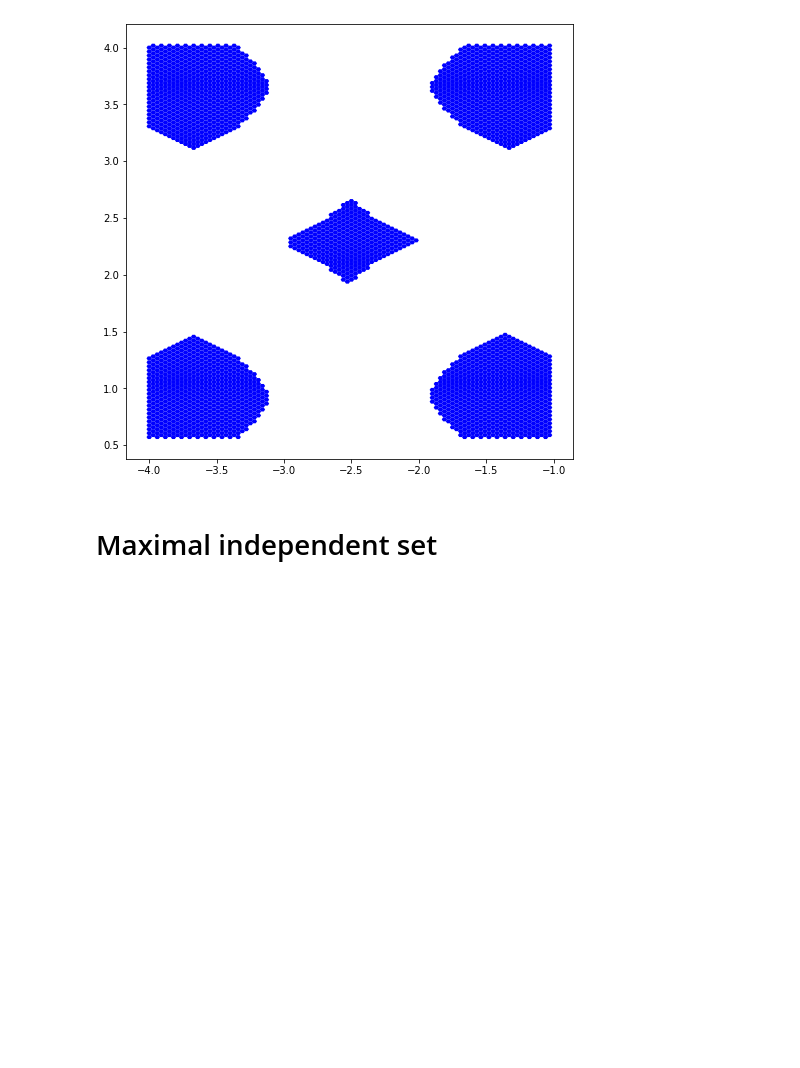
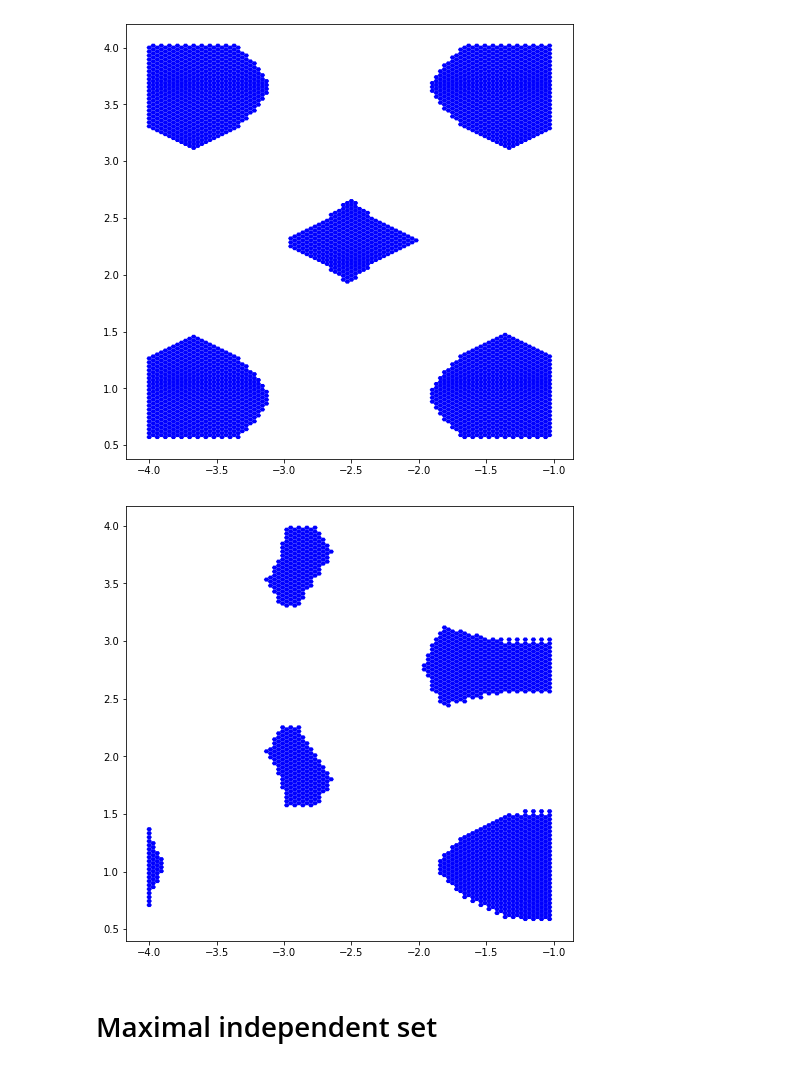
Before and after one commit to dczifra/plane_2coloring, a Jupyter notebook: scripts/plot.ipynb, the cells around one changed output. Cells and saved outputs as stored; diff of their text form; code cells hidden in the pictures; blank space fills up the shorter version.

```diff
--- a/scripts/plot.ipynb
+++ b/scripts/plot.ipynb
@@ -4,6 +4,20 @@ import networkx as nx
 import matplotlib.pyplot as plt
 # %%
 from sparse import Coord, Cell
+# %%
+def plot_cells(grid, node=-1):
+    for ind,c in grid.get_cells():
+        if ind in arr:
+            x = [t.x for t in c.node_coords]
+            y = [t.y for t in c.node_coords]
+            plt.fill(x,y, facecolor='b')
+
+    if node > -1:
+        for u,v in G.edges:
+            c1 = grid.cells[u//shape[0]][u%shape[1]].center
+            c2 = grid.cells[v//shape[0]][v%shape[1]].center
+            if((u == node) or (v == node)):
+                plt.plot([c1.x, c2.x], [c1.y, c2.y])
 # %%
 graph = nx.Graph()
 c = Cell([0.0, 0.0], 4, 1.0, base_dir = 1)
@@ -108,18 +124,0 @@ for u,v in G.edges:
-# %%
-def plot_cells(cells, node=-1):
-    for i in range(len(cells)):
-        if i in arr:
-            c = grid.cells[i]
-            x = [t.x for t in c.node_coords]
-            y = [t.y for t in c.node_coords]
-            plt.fill(x,y, facecolor='b')
-
-    if node > -1:
-        for u,v in G.edges:
-            c1 = grid.cells[u].center
-            c2 = grid.cells[v].center
-
-            c = -1
-            if((u == c) or (v ==c)):
-                #print(u,v)
-                plt.plot([c1.x, c2.x], [c1.y, c2.y])
@@ -140,3 +163,8 @@ plot_cells(grid.cells)
+# %%
+plt.figure(figsize=(8,8))
+plot_cells(grid)
+# %% [output]
+[figure, added]
 # %% [markdown]
 # Maximal independent set
 # %%
```
Also changed, not shown: parts of 11 cells of this notebook, 5 other files.
